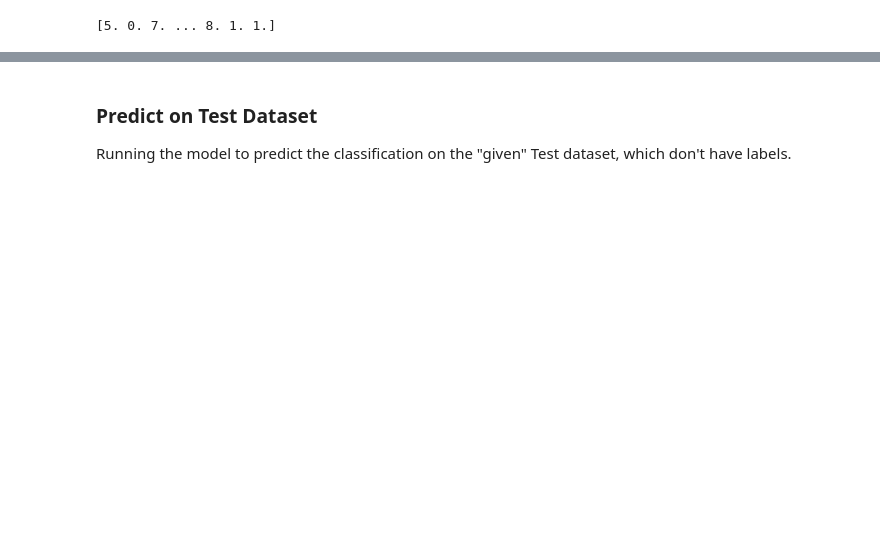
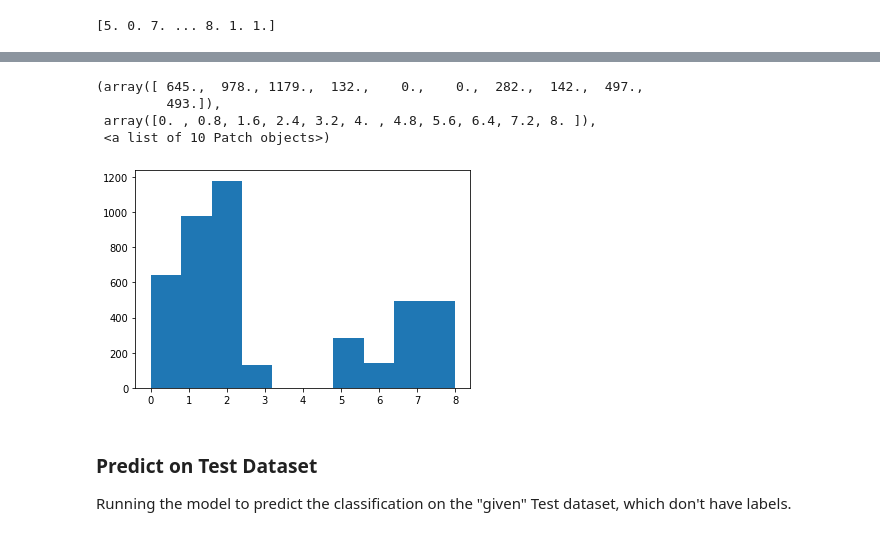
Before and after one commit to bharathkarumudi/Data-Mining-Machine-Learning, a Jupyter notebook: 9. Malware Classification/Code/MalConv-Python/Malware-CNN-Malconv.ipynb, the cells around one changed output, grey strips where cells are left out. Drawn from its saved outputs; the diff is of its cells as text; code cells hidden in the pictures; blank space fills up the shorter version.

```diff
--- a/9. Malware Classification/Code/MalConv-Python/Malware-CNN-Malconv.ipynb
+++ b/9. Malware Classification/Code/MalConv-Python/Malware-CNN-Malconv.ipynb
@@ -283,3 +289,12 @@ print(datetime.datetime.now())
+# %%
+#Plotting a histogram to show the label distribution
+plt.hist(Test_Y_pred_label)
+# %% [output]
+(array([ 645.,  978., 1179.,  132.,    0.,    0.,  282.,  142.,  497.,
+         493.]),
+ array([0. , 0.8, 1.6, 2.4, 3.2, 4. , 4.8, 5.6, 6.4, 7.2, 8. ]),
+ <a list of 10 Patch objects>)
+[figure, added]
 # %% [markdown]
 ### Predict on Test Dataset
 Running the model to predict the classification on the "given" Test dataset, which don't have labels.
```
Also changed, not shown: parts of 34 cells of this notebook, 22 other files.
